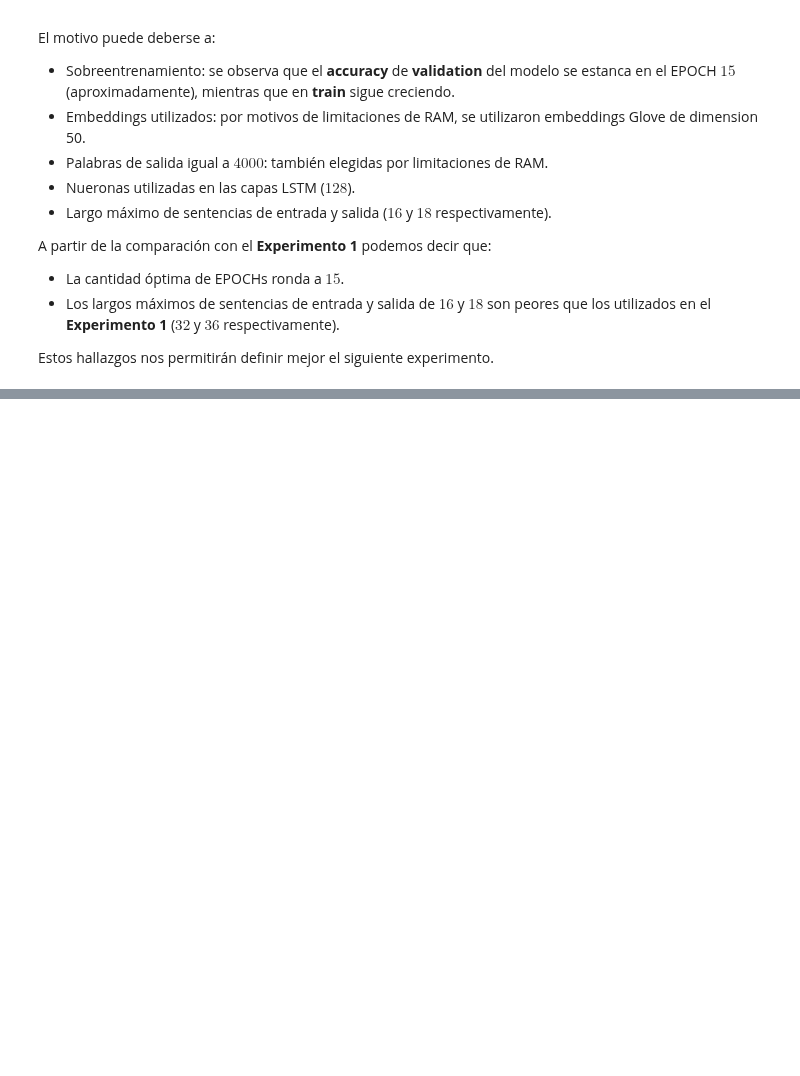
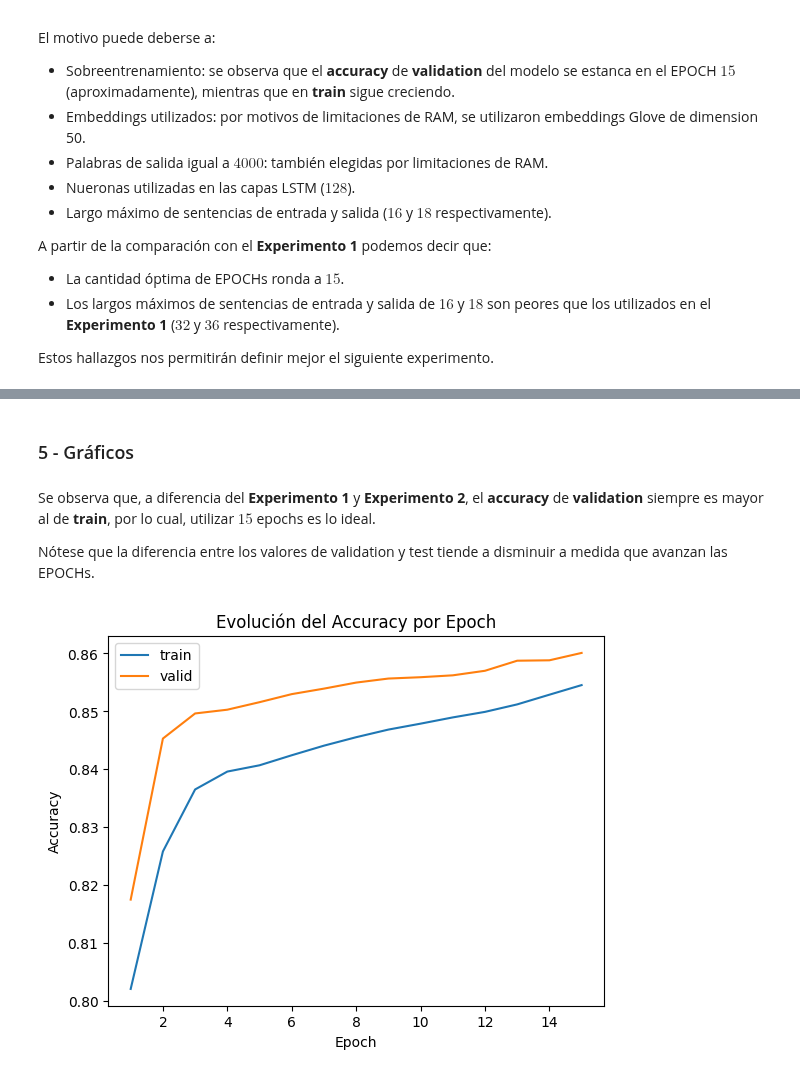
Before and after one commit to gasper-az/procesamiento-lenguaje-natural-desafios, a Jupyter notebook: desafios/desafio_04/desafio_04.ipynb, the cells around one changed output, grey strips where cells are left out. Cells and saved outputs as stored; diff of their text form; code cells hidden in the pictures; blank space fills up the shorter version.

Commit message:
[Desafio 4] Experimento 3.

```diff
--- a/desafios/desafio_04/desafio_04.ipynb
+++ b/desafios/desafio_04/desafio_04.ipynb
@@ -931,0 +973,2 @@ Estos hallazgos nos permitirán definir mejor el siguiente experimento.
+# %%
+encoder_input_sequences, decoder_input_sequences, decoder_output_sequences, decoder_targets = generar_encoder_decoder_sequences(input_integer_seq=input_integer_seq, output_integer_seq=output_integer_seq, output_input_integer_seq=output_input_integer_seq, num_words_output=num_words_output, max_input_len=MAX_INPUT_LEN, max_out_len=MAX_OUTPUT_LEN)
@@ -931,0 +991,2 @@ Estos hallazgos nos permitirán definir mejor el siguiente experimento.
+# %%
+embedding_matrix, words_not_found, nb_words, embed_dim = crear_matriz_embeddings_para_inputs(model_embeddings=model_embeddings, word2idx_inputs=word2idx_inputs, max_vocab_size=MAX_VOCAB_SIZE)
@@ -931,0 +1001,8 @@ Estos hallazgos nos permitirán definir mejor el siguiente experimento.
+# %%
+model, encoder_model, decoder_model = generar_modelos(n_units=N_UNITS, max_input_len=MAX_INPUT_LEN, max_out_len=MAX_OUTPUT_LEN, num_words_output=num_words_output, embedding_matrix=embedding_matrix, nb_words=nb_words, embed_dim=embed_dim)
+# %%
+hist = model.fit(
+    [encoder_input_sequences, decoder_input_sequences],
+    decoder_targets,
+    epochs=EPOCHS,
+    validation_split=VALIDATION_SPLIT)
@@ -931,0 +1027,17 @@ Estos hallazgos nos permitirán definir mejor el siguiente experimento.
+# %% [markdown]
+### 5 - Gráficos
+# %% [markdown]
+Se observa que, a diferencia del **Experimento 1** y **Experimento 2**, el **accuracy** de **validation** siempre es mayor al de **train**, por lo cual, utilizar $15$ epochs es lo ideal.
+
+Nótese que la diferencia entre los valores de validation y test tiende a disminuir a medida que avanzan las EPOCHs.
+# %%
+epoch_count = range(1, len(hist.history['accuracy']) + 1)
+sns.lineplot(x=epoch_count,  y=hist.history['accuracy'], label='train')
+sns.lineplot(x=epoch_count,  y=hist.history['val_accuracy'], label='valid')
+
+plt.xlabel("Epoch")
+plt.ylabel("Accuracy")
+plt.title("Evolución del Accuracy por Epoch")
+plt.show()
+# %% [output]
+[figure, added]
```
Also changed, not shown: parts of 19 cells of this notebook.
